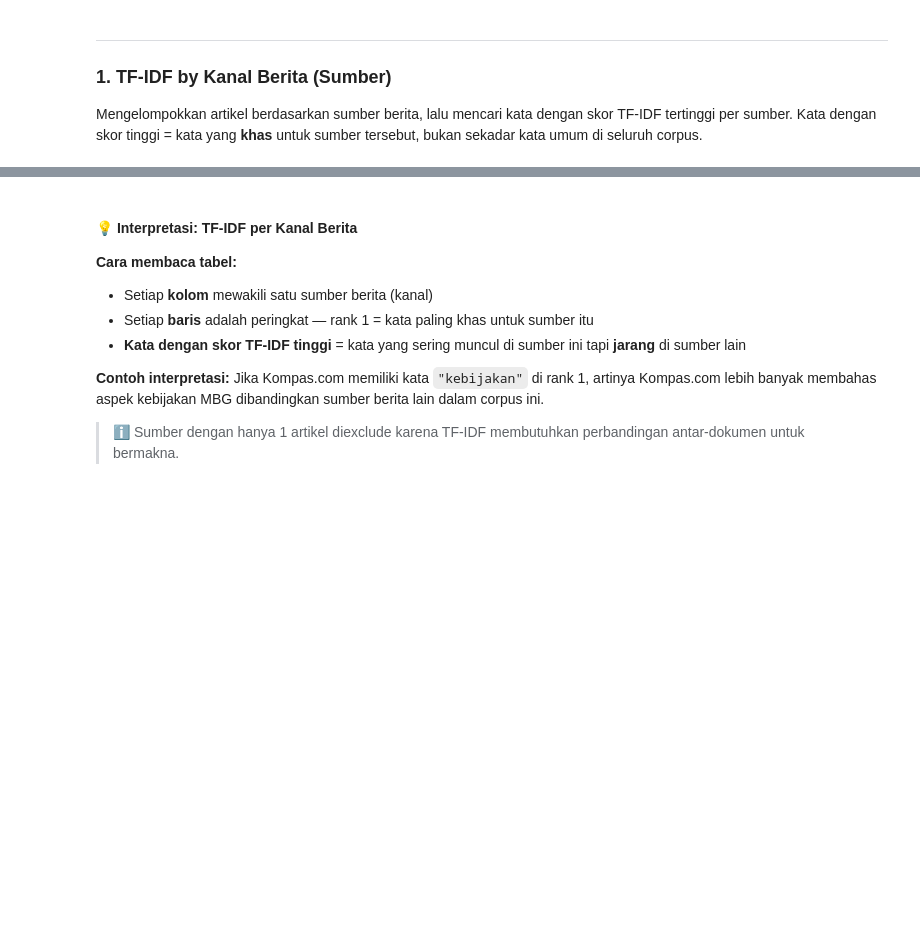
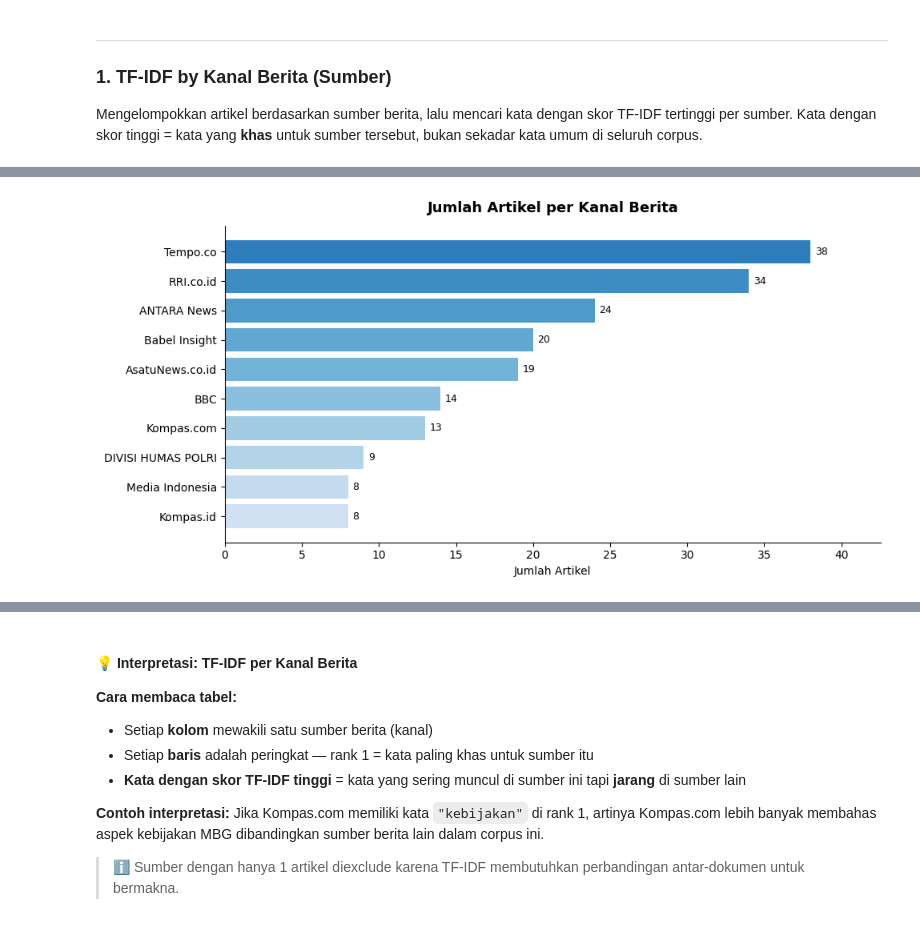
Before and after one commit to fransnicklaus/PBAKelompok1, a Jupyter notebook: midterm/main.ipynb, the cells around one changed output, grey strips where cells are left out. Saved outputs shown, nothing was run; the diff lists cells and outputs as text; code cells hidden in the pictures; blank space fills up the shorter version.

```diff
--- a/midterm/main.ipynb
+++ b/midterm/main.ipynb
@@ -1338,2 +1291,26 @@ TINTAHIJAU.com                                                       1
+# %%
+fig, ax = plt.subplots(figsize=(10, max(5, len(sumber_counts) * 0.35)))
+
+colors = plt.cm.Blues_r(
+    [0.3 + 0.5 * i / max(len(sumber_counts) - 1, 1) for i in range(len(sumber_counts))]
+)
+
+bars = ax.barh(sumber_counts.index[::-1], sumber_counts.values[::-1], color=colors[::-1])
+
+for bar, val in zip(bars, sumber_counts.values[::-1]):
+    ax.text(
+        bar.get_width() + 0.3, bar.get_y() + bar.get_height() / 2,
+        str(val), va='center', ha='left', fontsize=9
+    )
+
+ax.set_xlabel('Jumlah Artikel')
+ax.set_title('Jumlah Artikel per Kanal Berita', fontsize=13, fontweight='bold', pad=12)
+ax.spines[['top', 'right']].set_visible(False)
+ax.set_xlim(0, sumber_counts.max() * 1.12)
+
+plt.tight_layout()
+plt.show()
+# %% [output]
+[figure, added]
 # %%
 # Use sources with >= 2 articles for meaningful TF-IDF
```
Also changed, not shown: parts of 40 cells of this notebook, 5 other files.
